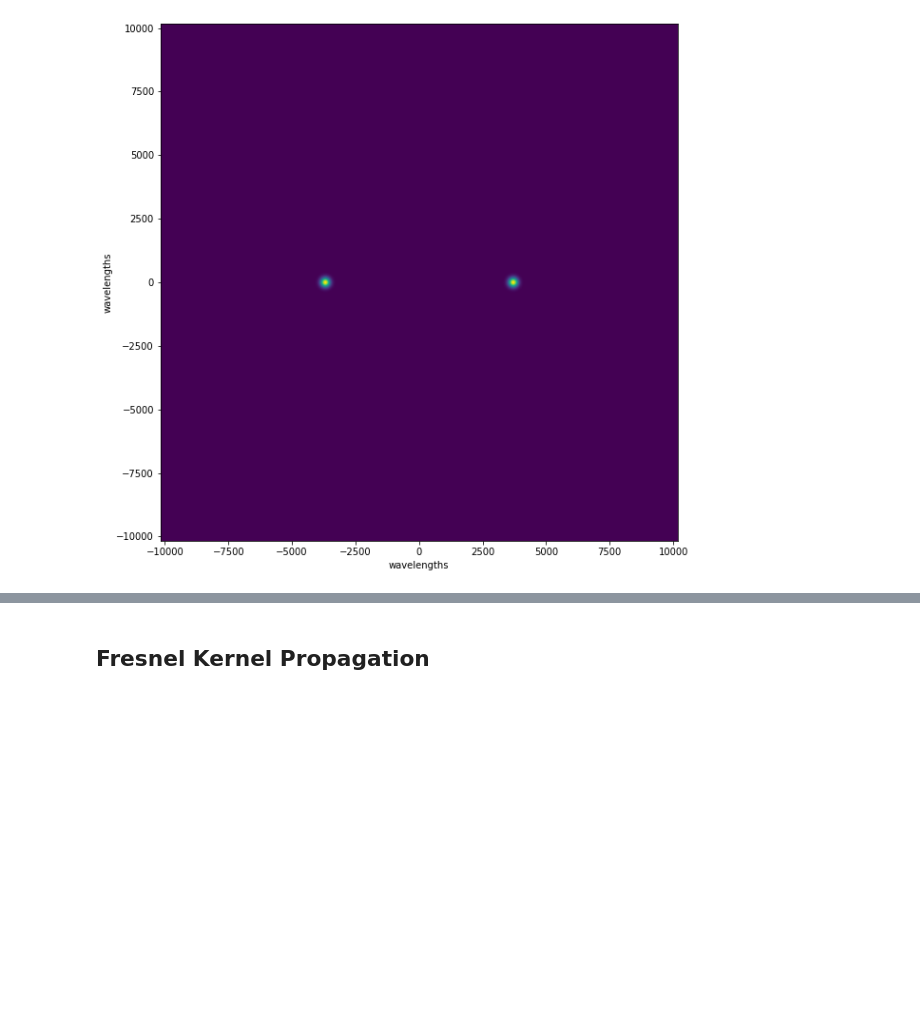
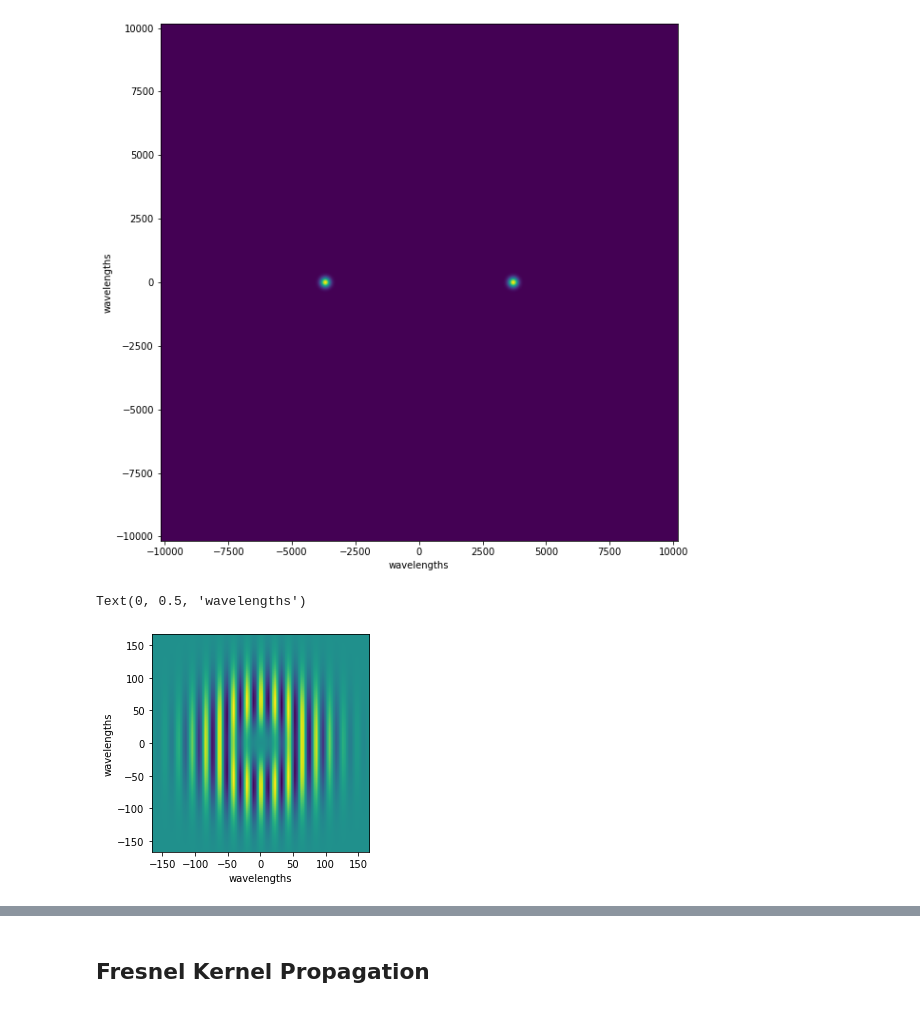
Before and after one commit to djbradyAtOpticalSciencesArizona/computationalImaging, a Jupyter notebook: waves/numericalDiffraction.ipynb, the cells around one changed output, grey strips where cells are left out. Cells and saved outputs as stored; diff of their text form; code cells hidden in the pictures; blank space fills up the shorter version.

```diff
--- a/waves/numericalDiffraction.ipynb
+++ b/waves/numericalDiffraction.ipynb
@@ -103,3 +103,16 @@ plt.ylabel('wavelengths')
 # %% [output]
 Text(0, 0.5, 'wavelengths')
 [figure]
+# %%
+N=100
+lam=.3
+xrange=N/(lam*2)
+xp=np.linspace(-xrange,xrange,N)
+x,y = np.meshgrid(xp,xp)
+f=np.cos(0.5*np.pi*x)*(np.exp(-(x**2+y**2)/4000)-np.exp(-(x**2+y**2)/5000))
+plt.imshow(f,extent=[-xrange,xrange,-xrange,xrange])
+plt.xlabel('wavelengths')
+plt.ylabel('wavelengths')
+# %% [output]
+Text(0, 0.5, 'wavelengths')
+[figure, added]
```
Also changed, not shown: parts of 1 cell of this notebook.
